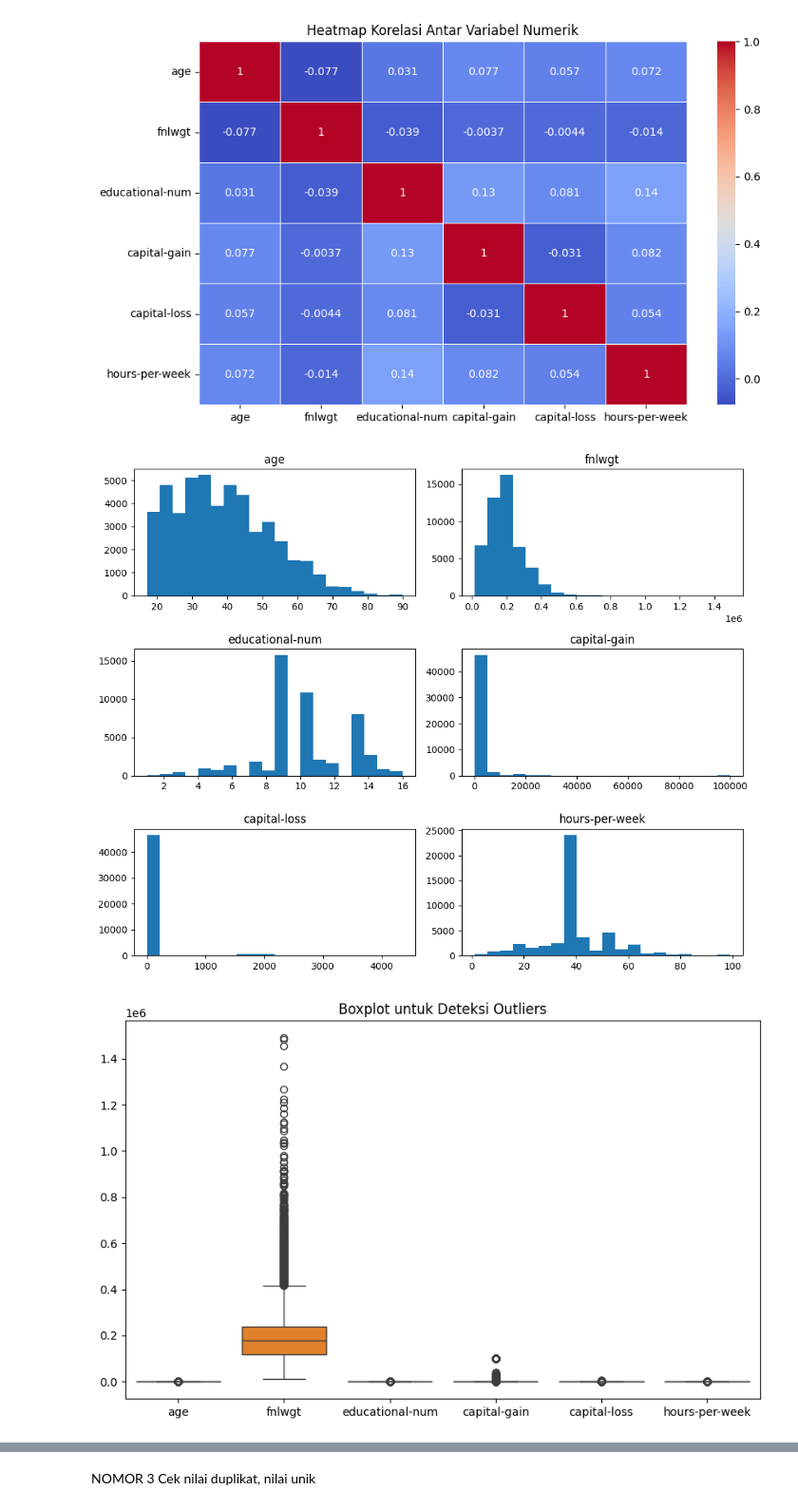
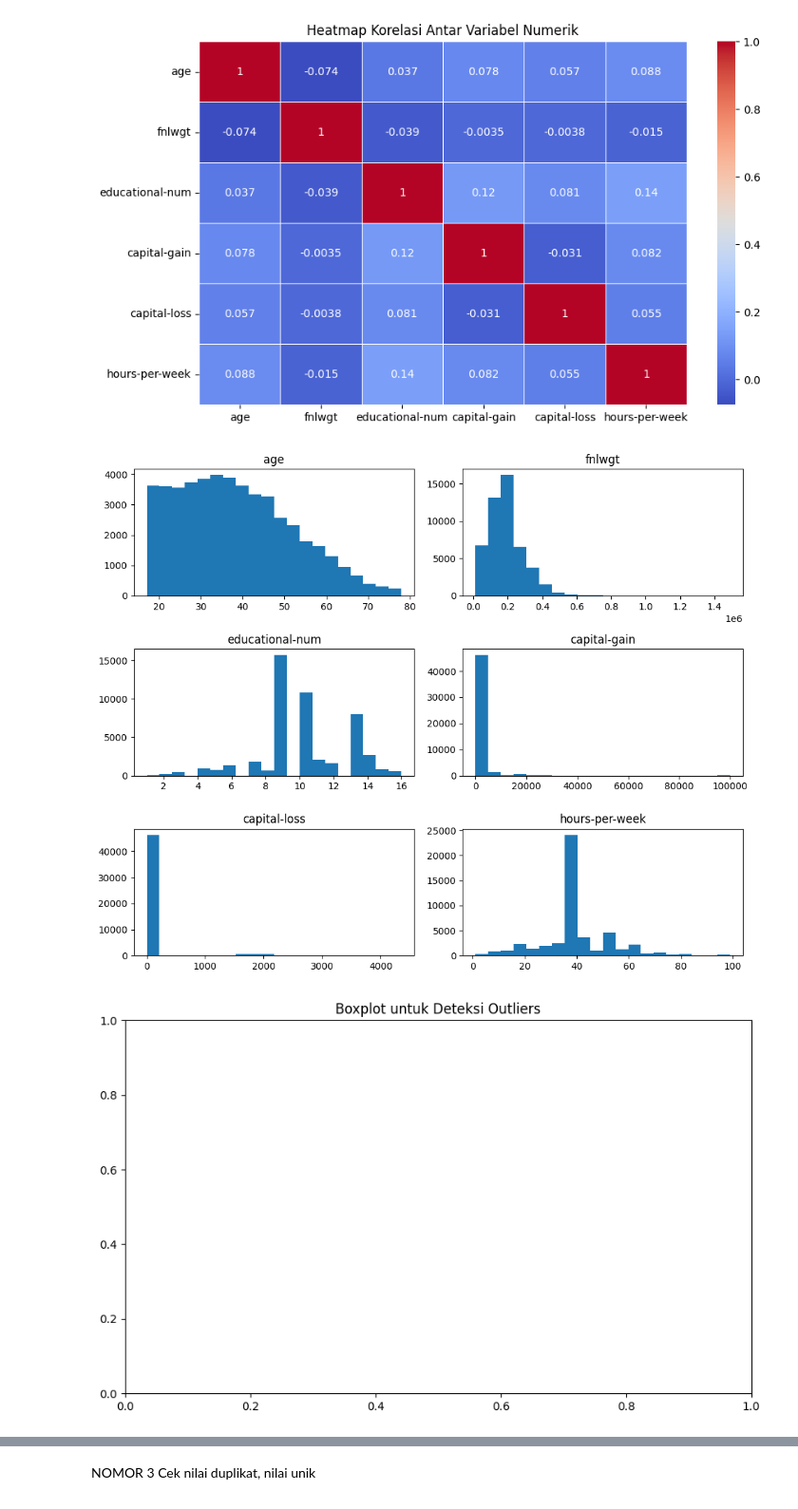
Before and after one commit to Pandu233/Materi-EDA, a Jupyter notebook: Eksplorasi mandiri pandu.ipynb, the cells around one changed output, grey strips where cells are left out. Shown at 95% size. Drawn from its saved outputs; the diff is of its cells as text; code cells hidden in the pictures.

```diff
--- a/Eksplorasi mandiri pandu.ipynb
+++ b/Eksplorasi mandiri pandu.ipynb
@@ -23,3 +36,19 @@ data
 48842 rows × 15 columns
 # %% [markdown]
 NOMOR 2 basic information about the dataset
+# %%
+# Mendeteksi outliers menggunakan IQR pada kolom 'age'
+Q1 = data['age'].quantile(0.25)
+Q3 = data['age'].quantile(0.75)
+IQR = Q3 - Q1
+
+batas_bawah = Q1 - 1.5 * IQR
+batas_atas = Q3 + 1.5 * IQR
+
+# Menampilkan data outliers
+outliers = data[(data['age'] < batas_bawah) | (data['age'] > batas_atas)]
+print("Outliers pada kolom 'age':")
+outliers
+
+# Jika ingin menghapus outliers:
+# df = df[(df['age'] >= batas_bawah) & (df['age'] <= batas_atas)]
@@ -25,0 +70,4 @@ NOMOR 2 basic information about the dataset
+# %%
+# Menghapus outliers
+df = data[(data['age'] >= batas_bawah) & (data['age'] <= batas_atas)]
+df
@@ -122,16 +195,16 @@ plt.show()
 # %% [output]
 [figure]
 # %%
-data.hist(bins=20, figsize=(10,8), grid=False)
+df.hist(bins=20, figsize=(10,8), grid=False)
 plt.tight_layout()
 plt.show()
 # %% [output]
-[figure, old version]
+[figure, new version]
 # %%
 plt.figure(figsize=(10,6))
-sns.boxplot(data=data)
+sns.boxplot(df=df)
 plt.title('Boxplot untuk Deteksi Outliers')
 plt.show()
 # %% [output]
-[figure, old version]
+[figure, new version]
 # %%
```
Also changed, not shown: parts of 37 cells of this notebook.
